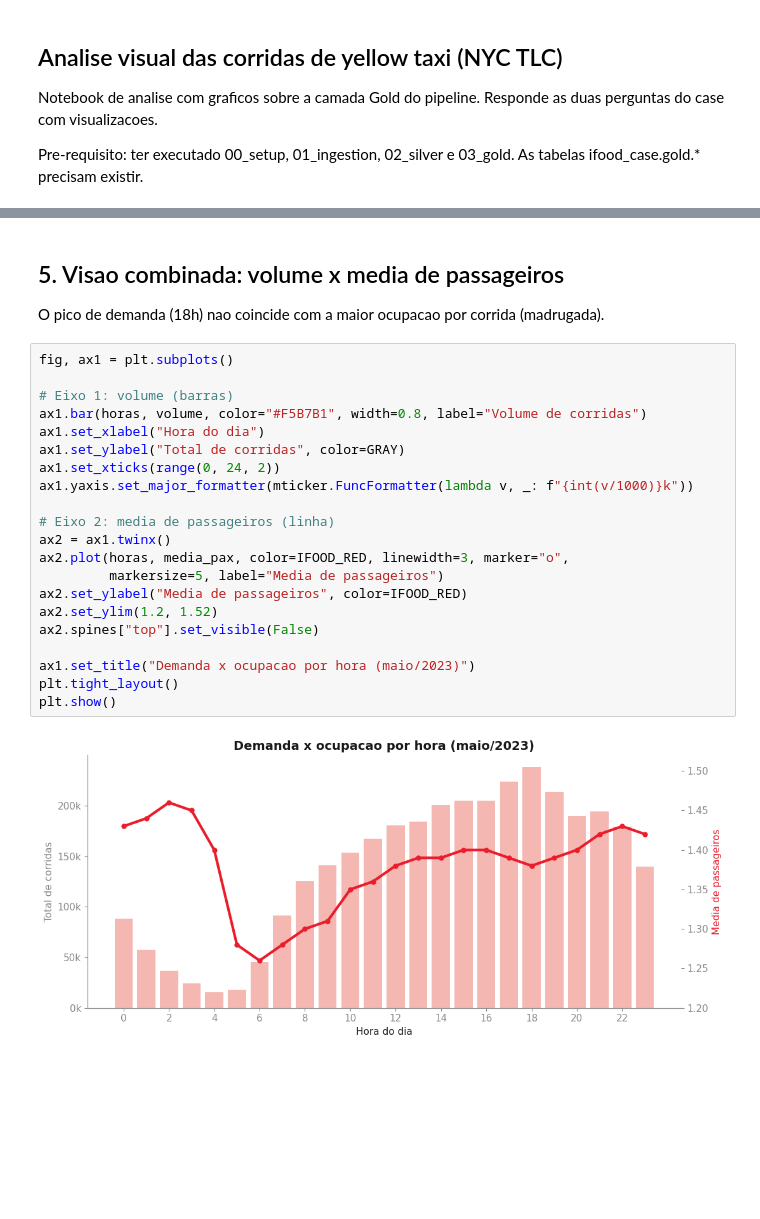
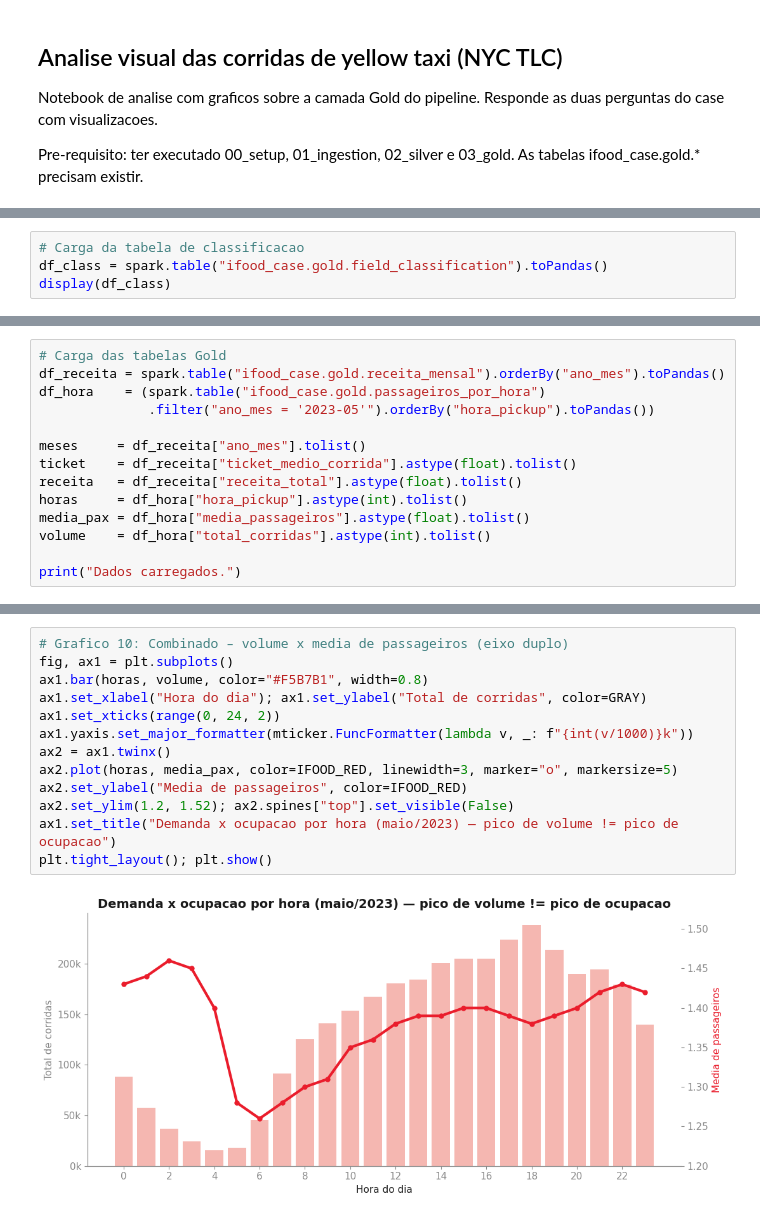
Before and after one commit to carlosnatale/ifood-case, a Jupyter notebook: notebooks/visual_analysis.ipynb, the cells around one changed output, grey strips where cells are left out. Drawn from its saved outputs; the diff is of its cells as text; blank space fills up the shorter version.

```diff
--- a/notebooks/visual_analysis.ipynb
+++ b/notebooks/visual_analysis.ipynb
@@ -89,0 +210,4 @@ Mostramos o ticket medio por corrida e a receita total mensal.
+# %%
+# Carga da tabela de classificacao
+df_class = spark.table("ifood_case.gold.field_classification").toPandas()
+display(df_class)
@@ -89,0 +272,14 @@ Mostramos o ticket medio por corrida e a receita total mensal.
+# %%
+# Carga das tabelas Gold
+df_receita = spark.table("ifood_case.gold.receita_mensal").orderBy("ano_mes").toPandas()
+df_hora    = (spark.table("ifood_case.gold.passageiros_por_hora")
+              .filter("ano_mes = '2023-05'").orderBy("hora_pickup").toPandas())
+
+meses     = df_receita["ano_mes"].tolist()
+ticket    = df_receita["ticket_medio_corrida"].astype(float).tolist()
+receita   = df_receita["receita_total"].astype(float).tolist()
+horas     = df_hora["hora_pickup"].astype(int).tolist()
+media_pax = df_hora["media_passageiros"].astype(float).tolist()
+volume    = df_hora["total_corridas"].astype(int).tolist()
+
+print("Dados carregados.")
@@ -199,29 +360,17 @@ plt.show()
 # %% [output]
 [figure]
-# %% [markdown]
-## 5. Visao combinada: volume x media de passageiros
-
-O pico de demanda (18h) nao coincide com a maior ocupacao por corrida (madrugada).
 # %%
+# Grafico 10: Combinado – volume x media de passageiros (eixo duplo)
 fig, ax1 = plt.subplots()
-
-# Eixo 1: volume (barras)
-ax1.bar(horas, volume, color="#F5B7B1", width=0.8, label="Volume de corridas")
-ax1.set_xlabel("Hora do dia")
-ax1.set_ylabel("Total de corridas", color=GRAY)
+ax1.bar(horas, volume, color="#F5B7B1", width=0.8)
+ax1.set_xlabel("Hora do dia"); ax1.set_ylabel("Total de corridas", color=GRAY)
 ax1.set_xticks(range(0, 24, 2))
 ax1.yaxis.set_major_formatter(mticker.FuncFormatter(lambda v, _: f"{int(v/1000)}k"))
-
-# Eixo 2: media de passageiros (linha)
 ax2 = ax1.twinx()
-ax2.plot(horas, media_pax, color=IFOOD_RED, linewidth=3, marker="o",
-         markersize=5, label="Media de passageiros")
+ax2.plot(horas, media_pax, color=IFOOD_RED, linewidth=3, marker="o", markersize=5)
 ax2.set_ylabel("Media de passageiros", color=IFOOD_RED)
-ax2.set_ylim(1.2, 1.52)
-ax2.spines["top"].set_visible(False)
-
-ax1.set_title("Demanda x ocupacao por hora (maio/2023)")
-plt.tight_layout()
-plt.show()
+ax2.set_ylim(1.2, 1.52); ax2.spines["top"].set_visible(False)
+ax1.set_title("Demanda x ocupacao por hora (maio/2023) — pico de volume != pico de ocupacao")
+plt.tight_layout(); plt.show()
 # %% [output]
-[figure, old version]
+[figure, new version]
```
Also changed, not shown: parts of 23 cells of this notebook, 3 other files.
